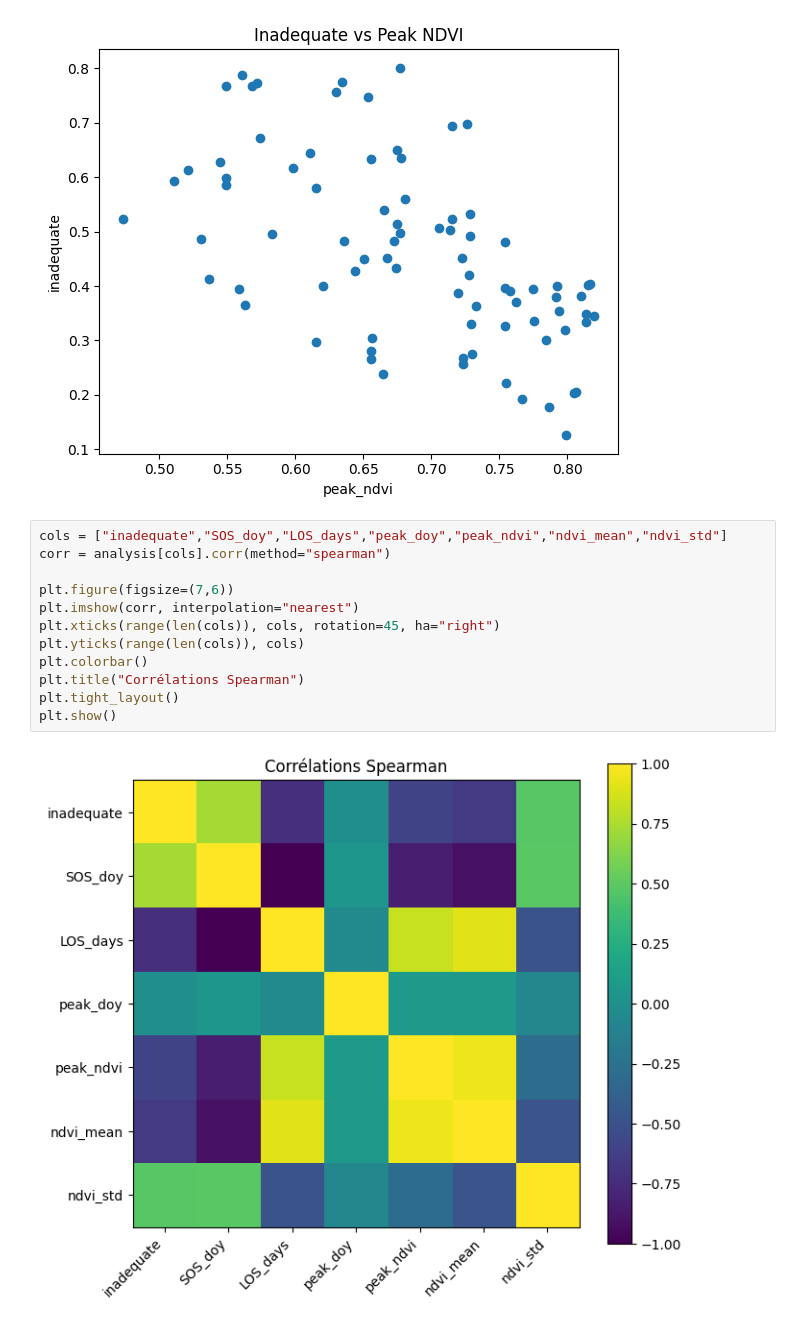
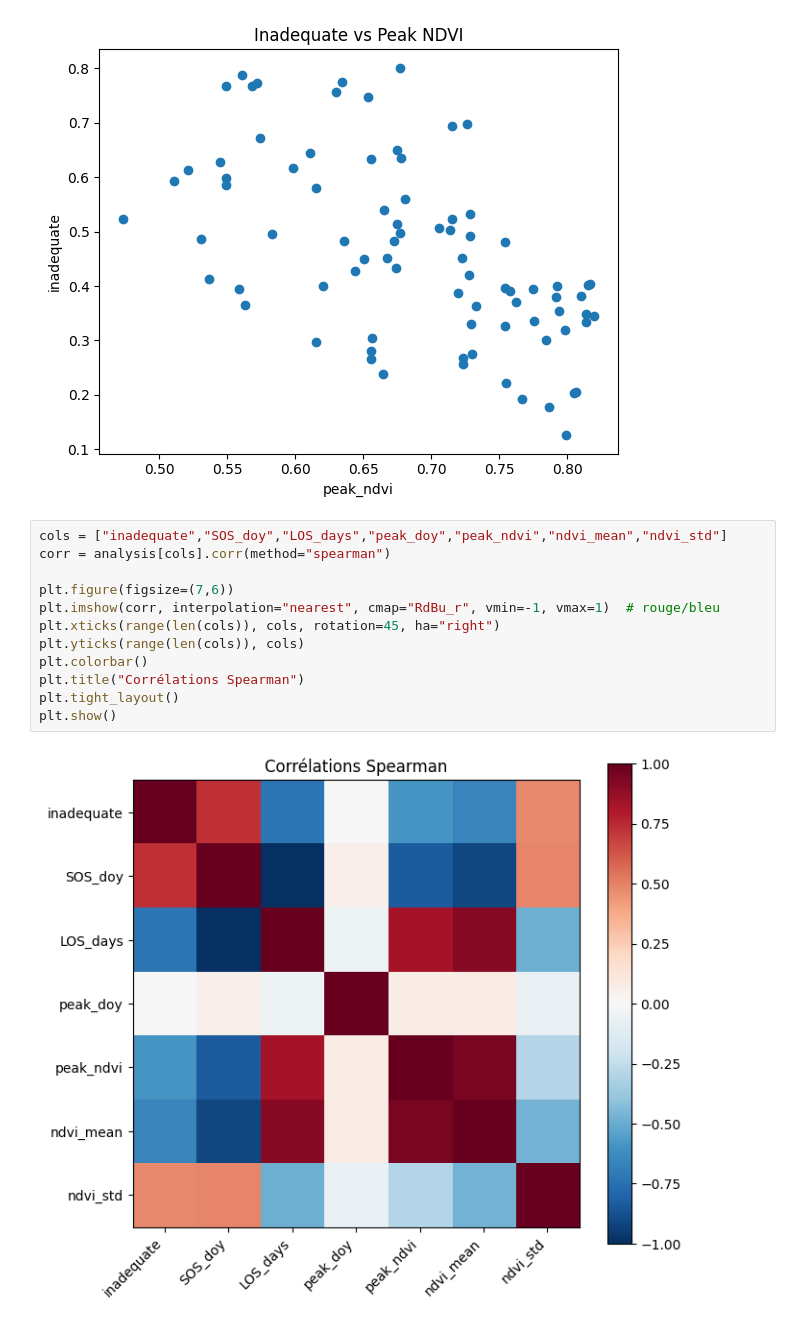
Before and after one commit to tnourlyn/Projet-de-Statapp---WFP-, a Jupyter notebook: Untitled-1.ipynb, the cells around one changed output. Drawn from its saved outputs; the diff is of its cells as text.

```diff
--- a/Untitled-1.ipynb
+++ b/Untitled-1.ipynb
@@ -248,14 +261,14 @@ plt.show()
 # %%
 cols = ["inadequate","SOS_doy","LOS_days","peak_doy","peak_ndvi","ndvi_mean","ndvi_std"]
 corr = analysis[cols].corr(method="spearman")
 
 plt.figure(figsize=(7,6))
-plt.imshow(corr, interpolation="nearest")
+plt.imshow(corr, interpolation="nearest", cmap="RdBu_r", vmin=-1, vmax=1)  # rouge/bleu
 plt.xticks(range(len(cols)), cols, rotation=45, ha="right")
 plt.yticks(range(len(cols)), cols)
 plt.colorbar()
 plt.title("Corrélations Spearman")
 plt.tight_layout()
 plt.show()
 # %% [output]
-[figure, old version]
+[figure, new version]
```
Also changed, not shown: parts of 1 cell of this notebook.
